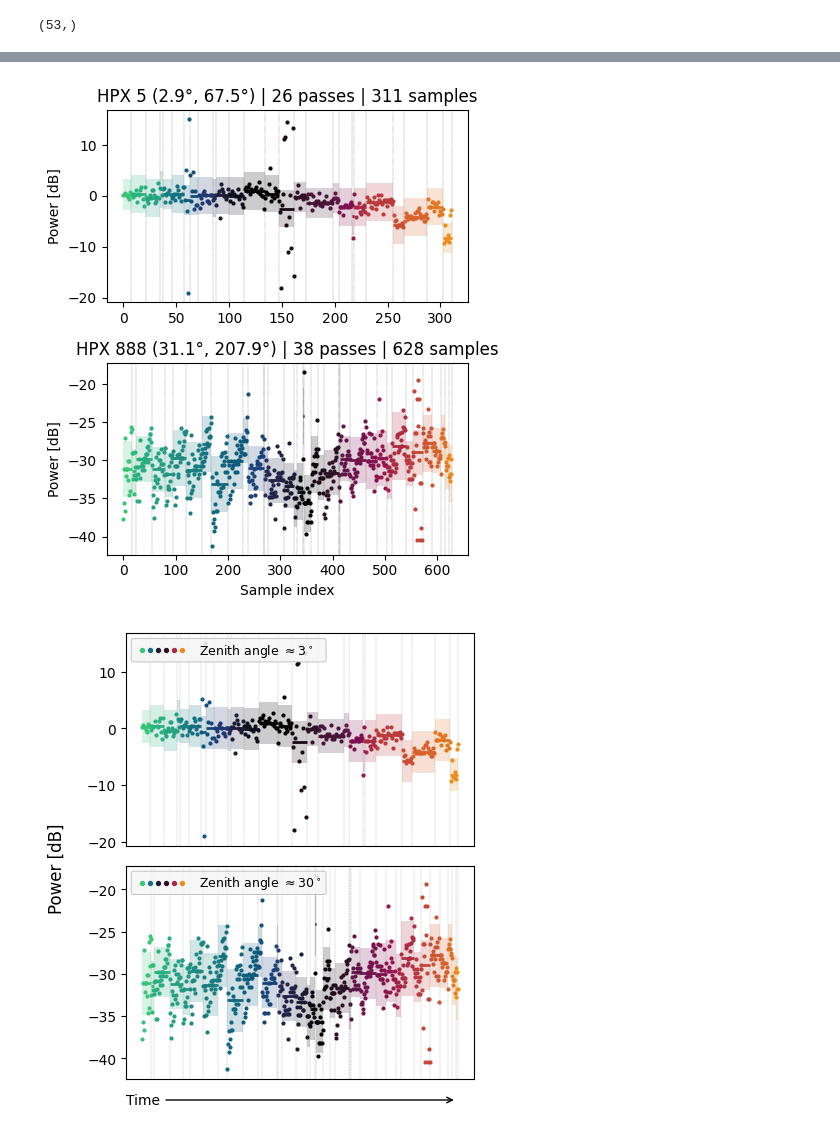
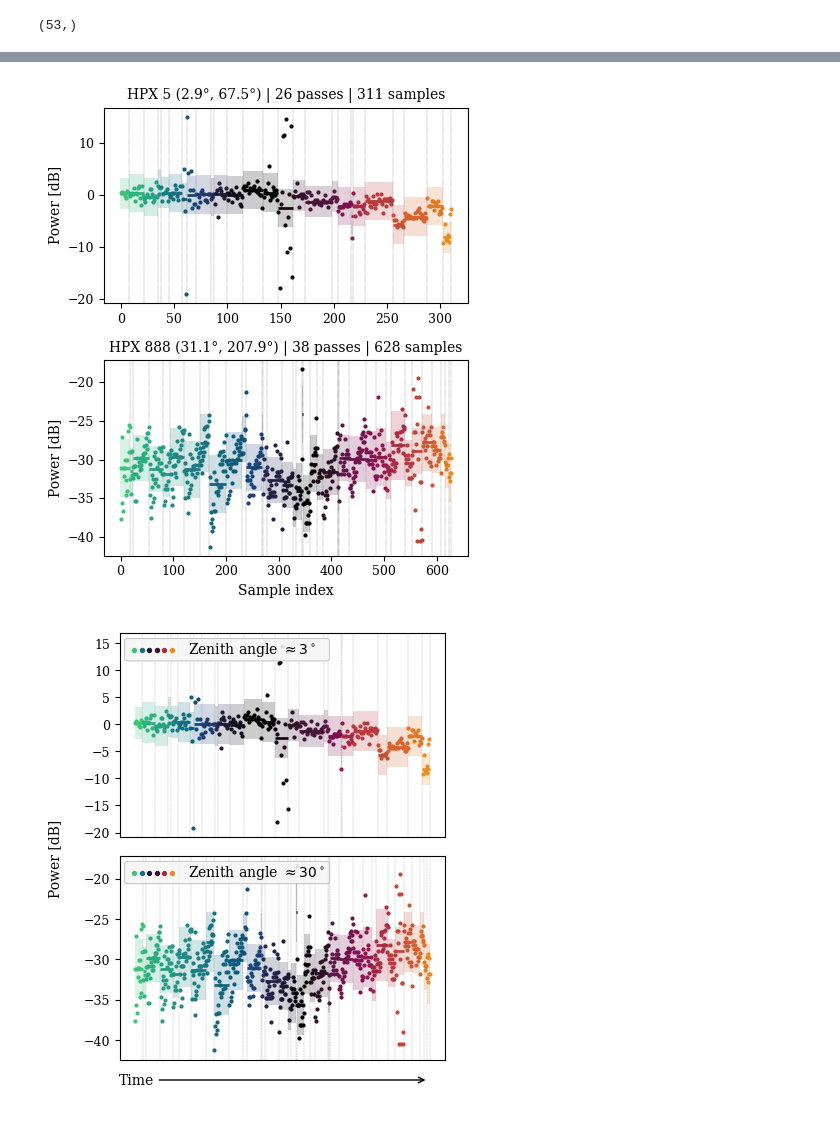
Before and after one commit to amanchokshi/embers-passes, a Jupyter notebook: notebooks/binned_noise_stats.ipynb, the cells around one changed output, grey strips where cells are left out. Saved outputs shown, nothing was run; the diff lists cells and outputs as text; code cells hidden in the pictures.

Commit message:
Updated plots with final config, change plot output dir

```diff
--- a/notebooks/binned_noise_stats.ipynb
+++ b/notebooks/binned_noise_stats.ipynb
@@ -8,6 +8,7 @@ import h5py
 import numpy as np
 import healpy as hp
 import cmasher as cmr
+import matplotlib as mpl
 import matplotlib.pyplot as plt
 from matplotlib.colors import LinearSegmentedColormap as LSC
 from scipy.stats import median_abs_deviation as mad
@@ -20,6 +21,16 @@ os.environ["MWA_BEAM_FILE"] = "../../hyperbeam/mwa_full_embedded_element_pattern
 
 prd = LSC.from_list("pride", cmr.pride(np.linspace(0.1, 0.8, 256)))
 prd.set_under("white")
+
+mpl.rcParams.update({
+    "font.family": "serif",
+    "font.size": 10,
+    "axes.labelsize": 10,
+    "axes.titlesize": 10,
+    "xtick.labelsize": 9,
+    "ytick.labelsize": 9,
+    "legend.fontsize": 9,
+})
 # %%
 def passes_to_healpix_dict(
     passes,
@@ -314,14 +325,14 @@ axes[-1].set_xlabel("Sample index")
 
 plt.tight_layout()
 # %% [output]
-[figure, old version]
+[figure, new version]
 # %%
 from matplotlib import patches
 pix_values = [5, 888]
 
 fig, axes = plt.subplots(
     2, 1,
-    figsize=(4.5, 5.0),
+    figsize=(4.2, 4.8),
     sharex=False,
 )
 
@@ -394,7 +405,7 @@ for ax, pix in zip(axes, pix_values):
     # White background box behind the entire annotation
     box = patches.FancyBboxPatch(
         (0.025, 0.875),
-        0.54,
+        0.61,
         0.09,
         transform=ax.transAxes,
         boxstyle="round,pad=0.01",
@@ -425,39 +436,38 @@ for ax, pix in zip(axes, pix_values):
         transform=ax.transAxes,
         va="center",
         ha="left",
-        fontsize=9,
         zorder=10,
     )
     # Remove the x axis entirely
     ax.tick_params(
         axis="x",
         which="both",
         bottom=False,
         top=False,
         labelbottom=False,
     )
 
 # One common y label
-fig.supylabel("Power [dB]", x=0.02)
+fig.supylabel("Power [dB]", x=0.02, fontsize=10)
 
 # Time arrow below the lower panel
 axes[-1].annotate(
     "Time",
     xy=(0.95, -0.10),
     xytext=(0.05, -0.10),
     xycoords="axes fraction",
     textcoords="axes fraction",
     ha="center",
     va="center",
     arrowprops=dict(
         arrowstyle="->",
         lw=1,
         color="black",
     ),
     annotation_clip=False,
 )
 
 plt.tight_layout()
-plt.savefig(f"../data/plots/passes_in_a_pixel.pdf", bbox_inches="tight", pad_inches=0.03,)
+plt.savefig(f"../data/paper_plots/passes_in_a_pixel.pdf", bbox_inches="tight", pad_inches=0.03,)
 # %% [output]
-[figure, old version]
+[figure, new version]
```
Also changed, not shown: parts of 2 cells of this notebook, 1 other file.
